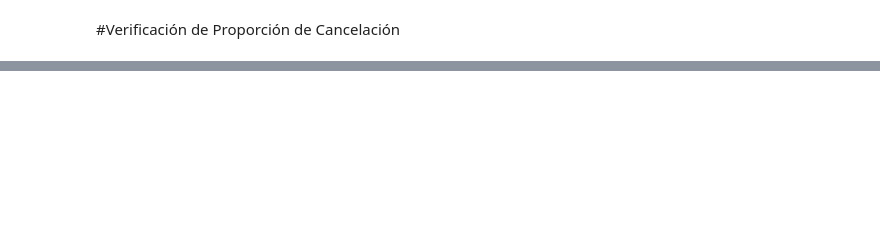
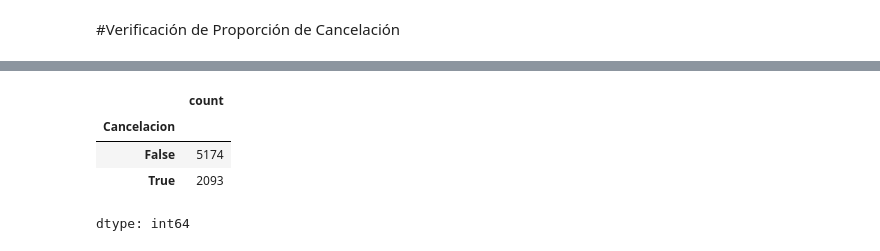
Before and after one commit to HadLe8/Challenge_TelecomX_Parte2, a Jupyter notebook: Challenge_TelecomX_Parte2.ipynb, the cells around one changed output, grey strips where cells are left out. Saved outputs shown, nothing was run; the diff lists cells and outputs as text; code cells hidden in the pictures; blank space fills up the shorter version.

```diff
--- a/Challenge_TelecomX_Parte2.ipynb
+++ b/Challenge_TelecomX_Parte2.ipynb
@@ -120,0 +202,8 @@ Puedes usar value_counts()
+# %%
+datos['Cancelacion'].value_counts()
+# %% [output]
+|  | count |
+| Cancelacion |  |
+| False | 5174 |
+| True | 2093 |
+dtype: int64
```
Also changed, not shown: parts of 16 cells of this notebook.
